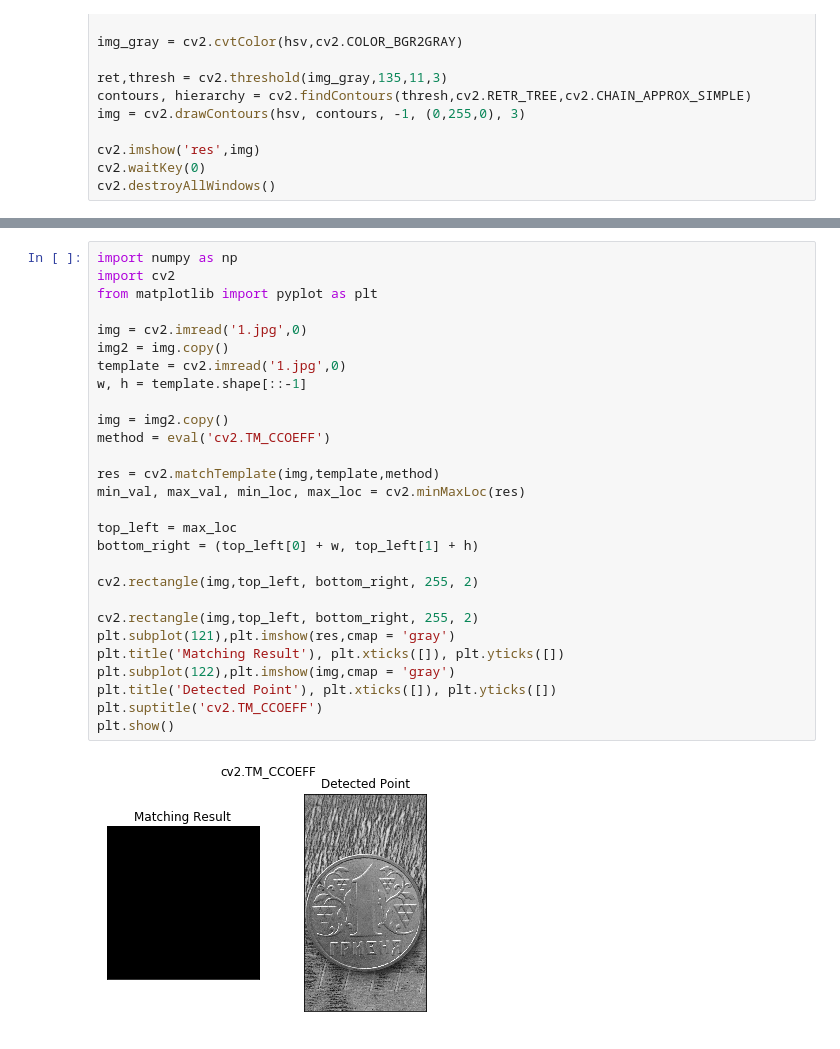
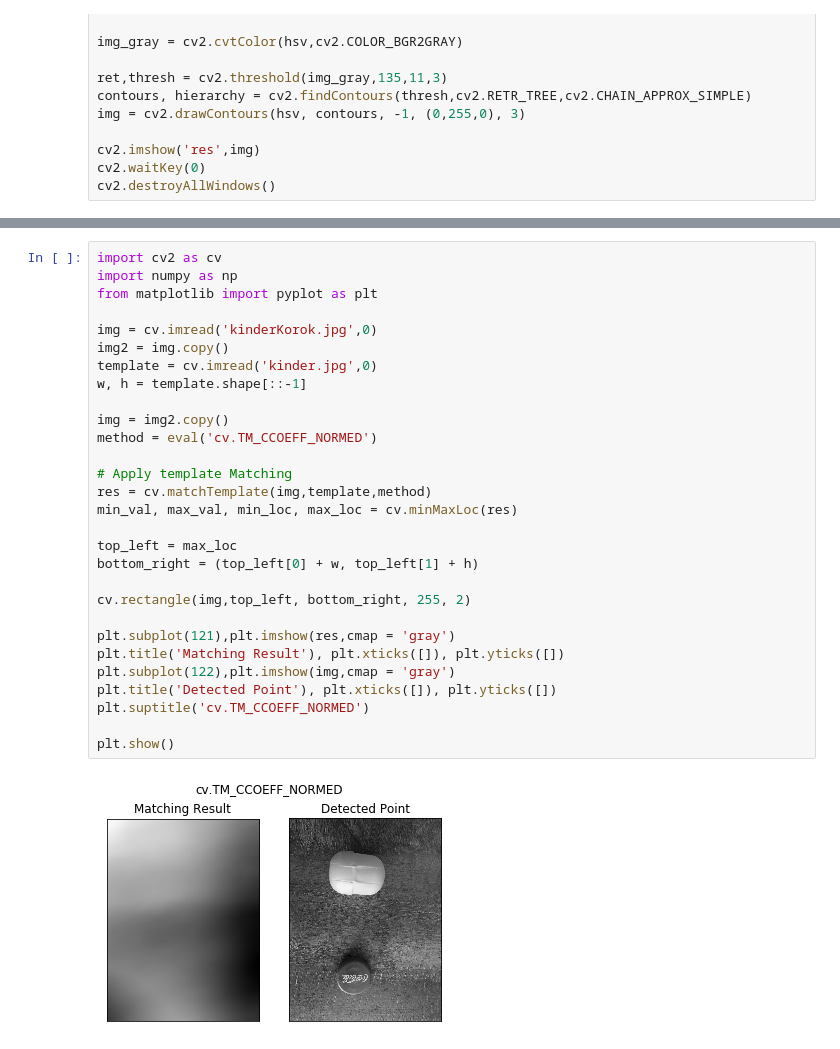
Before and after one commit to Sv1atoslav/JSP-camp, a Jupyter notebook: WaterDetection.ipynb, the cells around one changed output, grey strips where cells are left out. Saved outputs shown, nothing was run; the diff lists cells and outputs as text.

```diff
--- a/WaterDetection.ipynb
+++ b/WaterDetection.ipynb
@@ -120,30 +105,31 @@ cv2.threshold?
 # %%
+import cv2 as cv
 import numpy as np
-import cv2
 from matplotlib import pyplot as plt
 
-img = cv2.imread('1.jpg',0)
+img = cv.imread('kinderKorok.jpg',0)
 img2 = img.copy()
-template = cv2.imread('1.jpg',0)
+template = cv.imread('kinder.jpg',0)
 w, h = template.shape[::-1]
 
 img = img2.copy()
-method = eval('cv2.TM_CCOEFF')
+method = eval('cv.TM_CCOEFF_NORMED')
 
-res = cv2.matchTemplate(img,template,method)
-min_val, max_val, min_loc, max_loc = cv2.minMaxLoc(res)
+# Apply template Matching
+res = cv.matchTemplate(img,template,method)
+min_val, max_val, min_loc, max_loc = cv.minMaxLoc(res)
 
 top_left = max_loc
 bottom_right = (top_left[0] + w, top_left[1] + h)
 
-cv2.rectangle(img,top_left, bottom_right, 255, 2)
+cv.rectangle(img,top_left, bottom_right, 255, 2)
 
-cv2.rectangle(img,top_left, bottom_right, 255, 2)
 plt.subplot(121),plt.imshow(res,cmap = 'gray')
 plt.title('Matching Result'), plt.xticks([]), plt.yticks([])
 plt.subplot(122),plt.imshow(img,cmap = 'gray')
 plt.title('Detected Point'), plt.xticks([]), plt.yticks([])
-plt.suptitle('cv2.TM_CCOEFF')
+plt.suptitle('cv.TM_CCOEFF_NORMED')
+
 plt.show()
 # %% [output]
-[figure, old version]
+[figure, new version]
```
Also changed, not shown: parts of 3 cells of this notebook, 2 other files.
